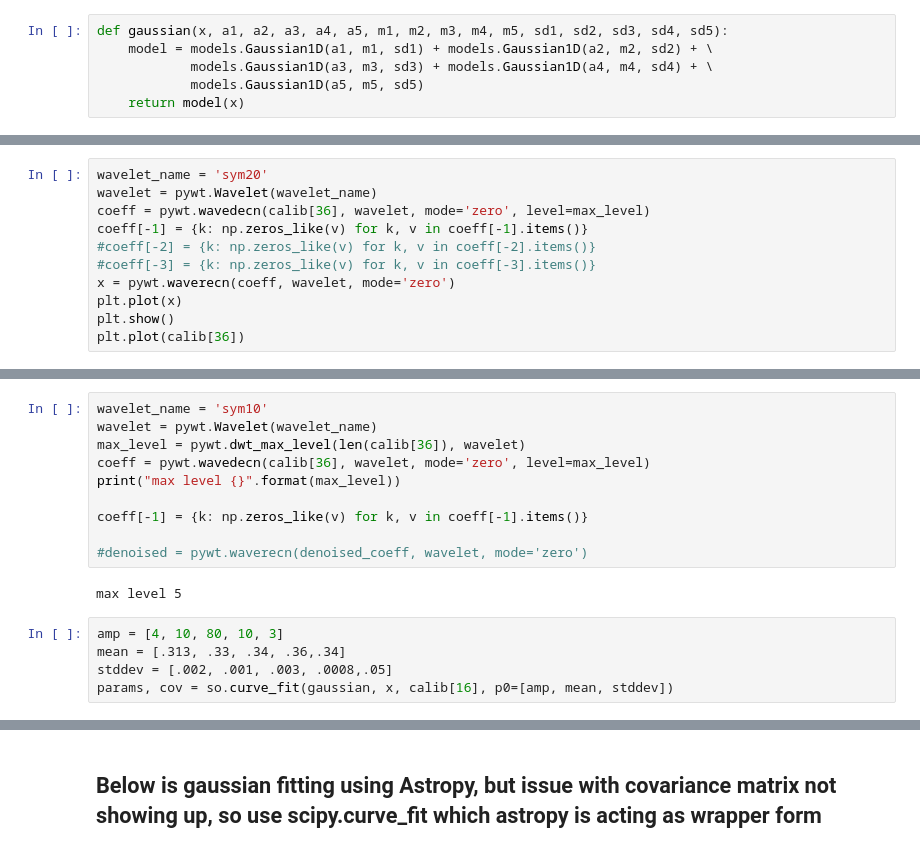
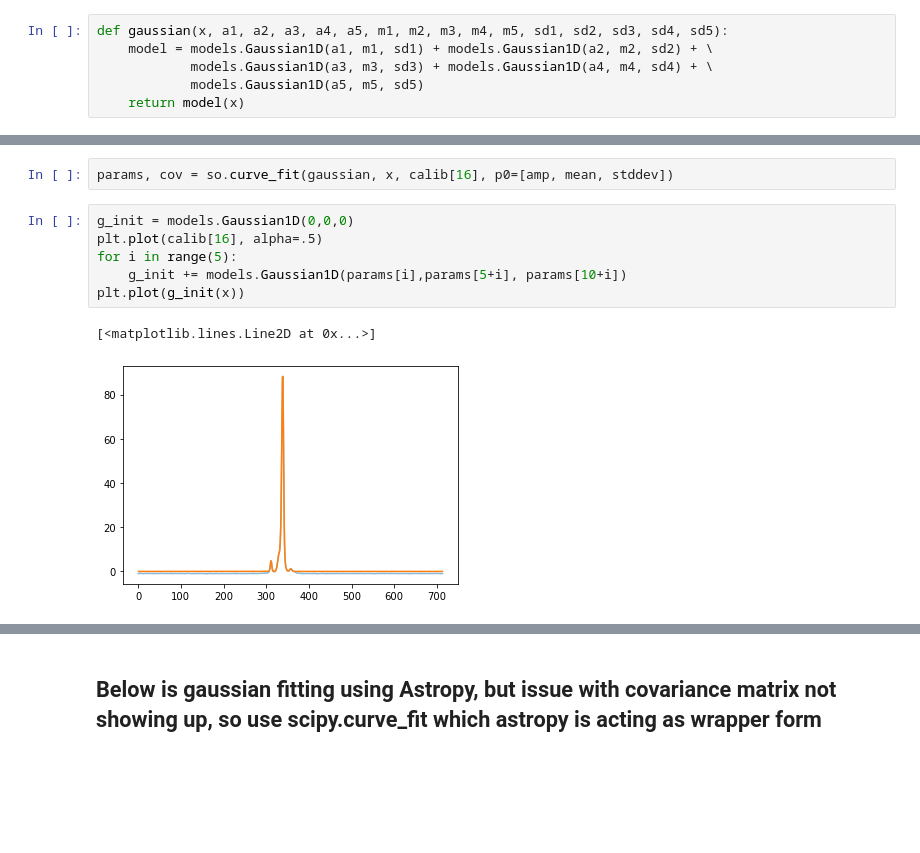
Before and after one commit to minyoungk99/IRES, a Jupyter notebook: J0332_gaussian_fitting.ipynb, the cells around one changed output, grey strips where cells are left out. Saved outputs shown, nothing was run; the diff lists cells and outputs as text; blank space fills up the shorter version.

Commit message:
fixed dwt_denoise. Started trying diff values to gaussian fit

```diff
--- a/J0332_gaussian_fitting.ipynb
+++ b/J0332_gaussian_fitting.ipynb
@@ -145,11 +134,0 @@ plt.plot(wavelet.wavefun()[2], wavelet.wavefun()[1])
-# %%
-wavelet_name = 'sym20'
-wavelet = pywt.Wavelet(wavelet_name)
-coeff = pywt.wavedecn(calib[36], wavelet, mode='zero', level=max_level)
-coeff[-1] = {k: np.zeros_like(v) for k, v in coeff[-1].items()}
-#coeff[-2] = {k: np.zeros_like(v) for k, v in coeff[-2].items()}
-#coeff[-3] = {k: np.zeros_like(v) for k, v in coeff[-3].items()}
-x = pywt.waverecn(coeff, wavelet, mode='zero')
-plt.plot(x)
-plt.show()
-plt.plot(calib[36])
@@ -160,20 +135,14 @@ plt.plot(calib[36])
-# %%
-wavelet_name = 'sym10'
-wavelet = pywt.Wavelet(wavelet_name)
-max_level = pywt.dwt_max_level(len(calib[36]), wavelet)
-coeff = pywt.wavedecn(calib[36], wavelet, mode='zero', level=max_level)
-print("max level {}".format(max_level))
-
-coeff[-1] = {k: np.zeros_like(v) for k, v in coeff[-1].items()}
-
-#denoised = pywt.waverecn(denoised_coeff, wavelet, mode='zero')
-# %% [output]
-max level 5
 # %%
-amp = [4, 10, 80, 10, 3]
-mean = [.313, .33, .34, .36,.34]
-stddev = [.002, .001, .003, .0008,.05]
 params, cov = so.curve_fit(gaussian, x, calib[16], p0=[amp, mean, stddev])
+# %%
+g_init = models.Gaussian1D(0,0,0)
+plt.plot(calib[16], alpha=.5)
+for i in range(5):
+    g_init += models.Gaussian1D(params[i],params[5+i], params[10+i])
+plt.plot(g_init(x))
+# %% [output]
+[<matplotlib.lines.Line2D at 0x...>]
+[figure, added]
 # %%
 #use curvefit on each profile, save resulting data and metadata as gaussfit objects
 nprofs = len(calib)
```
Also changed, not shown: parts of 8 cells of this notebook, 1 other file.
